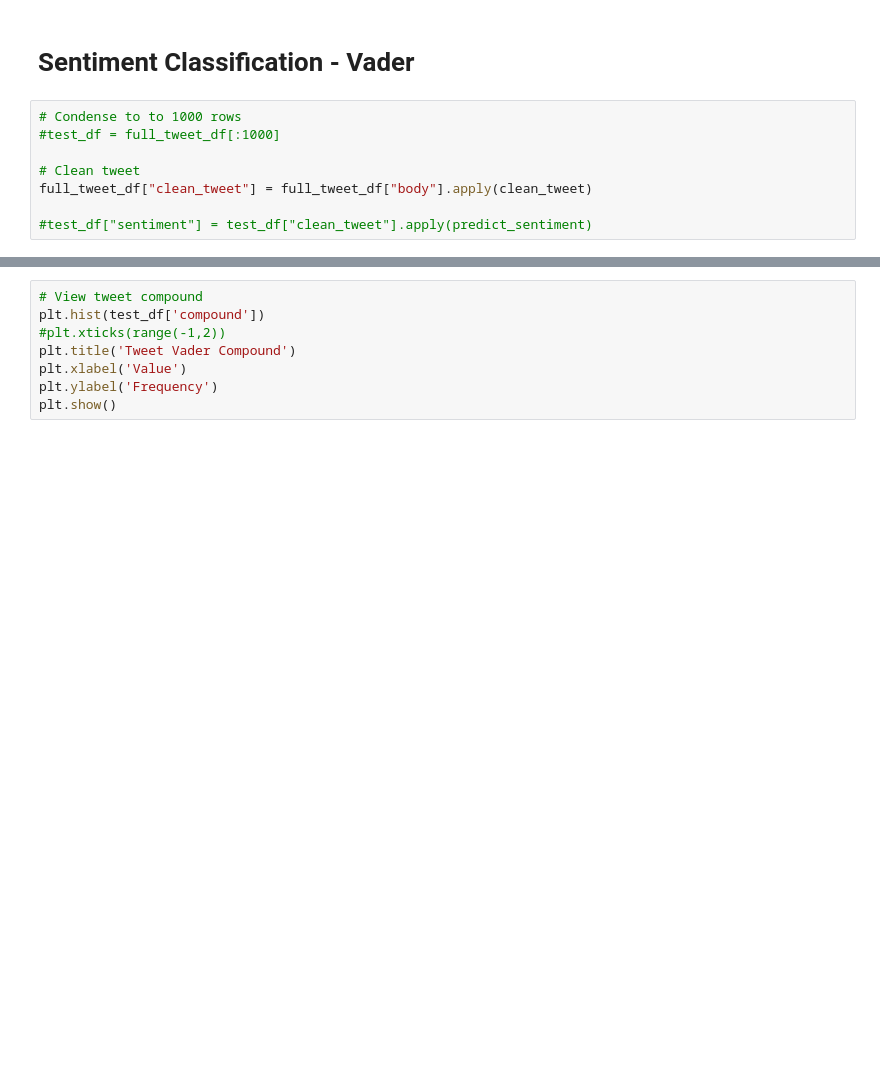
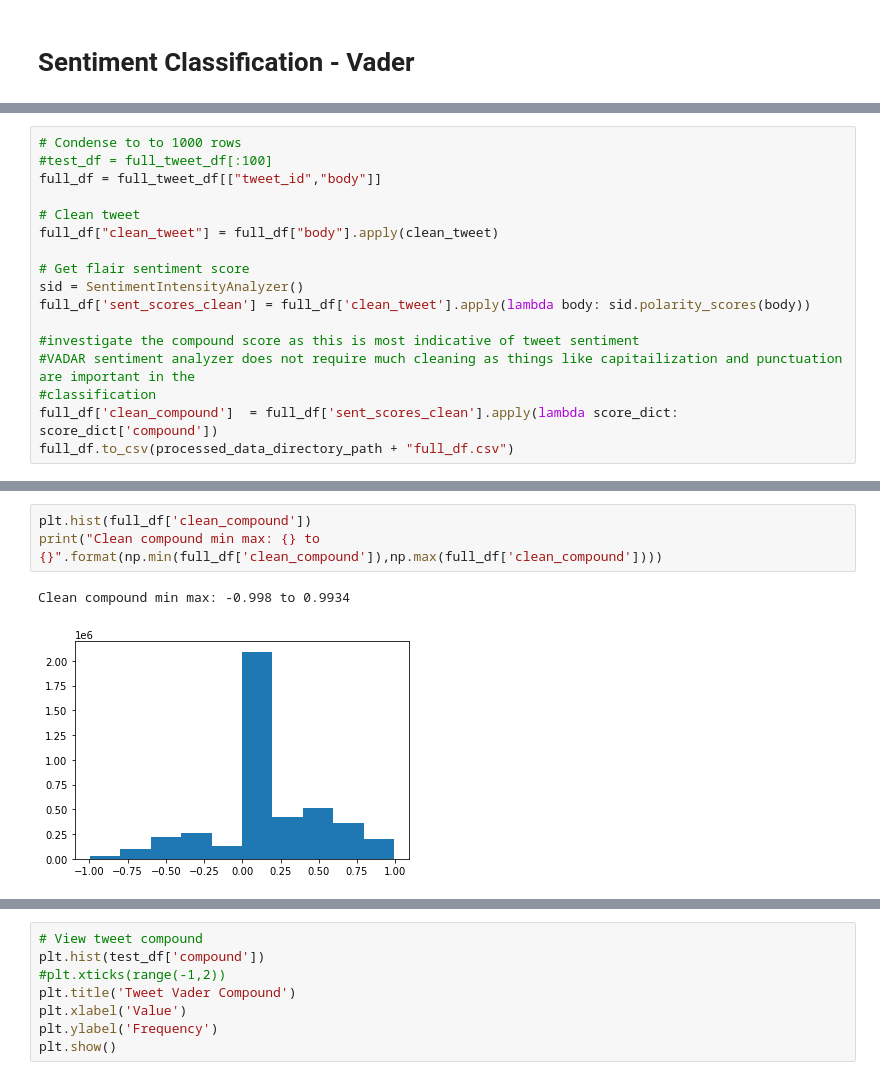
Before and after one commit to heatherpieszala/w207_final_project, a Jupyter notebook: w207_final_project/notebooks/sumedh_sentimentclassifier_analysis.ipynb, the cells around one changed output, grey strips where cells are left out. Saved outputs shown, nothing was run; the diff lists cells and outputs as text; blank space fills up the shorter version.

```diff
--- a/w207_final_project/notebooks/sumedh_sentimentclassifier_analysis.ipynb
+++ b/w207_final_project/notebooks/sumedh_sentimentclassifier_analysis.ipynb
@@ -149,11 +149,3 @@ plt.show()
 [figure]
 # %% [markdown]
 # Sentiment Classification - Vader
-# %%
-# Condense to to 1000 rows
-#test_df = full_tweet_df[:1000]
-
-# Clean tweet
-full_tweet_df["clean_tweet"] = full_tweet_df["body"].apply(clean_tweet)
-
-#test_df["sentiment"] = test_df["clean_tweet"].apply(predict_sentiment)
@@ -183,0 +152,17 @@ test_df["clean_compound"] = test_df["clean_tweet"].apply(get_sentiment_score)
+# %%
+# Condense to to 1000 rows
+#test_df = full_tweet_df[:100]
+full_df = full_tweet_df[["tweet_id","body"]]
+
+# Clean tweet
+full_df["clean_tweet"] = full_df["body"].apply(clean_tweet)
+
+# Get flair sentiment score
+sid = SentimentIntensityAnalyzer()
+full_df['sent_scores_clean'] = full_df['clean_tweet'].apply(lambda body: sid.polarity_scores(body))
+
+#investigate the compound score as this is most indicative of tweet sentiment
+#VADAR sentiment analyzer does not require much cleaning as things like capitailization and punctuation are important in the
+#classification
+full_df['clean_compound']  = full_df['sent_scores_clean'].apply(lambda score_dict: score_dict['compound'])
+full_df.to_csv(processed_data_directory_path + "full_df.csv")
@@ -183,0 +208,6 @@ test_df["clean_compound"] = test_df["clean_tweet"].apply(get_sentiment_score)
+# %%
+plt.hist(full_df['clean_compound'])
+print("Clean compound min max: {} to {}".format(np.min(full_df['clean_compound']),np.max(full_df['clean_compound'])))
+# %% [output]
+Clean compound min max: -0.998 to 0.9934
+[figure, added]
```
Also changed, not shown: parts of 9 cells of this notebook, 1 other file.
